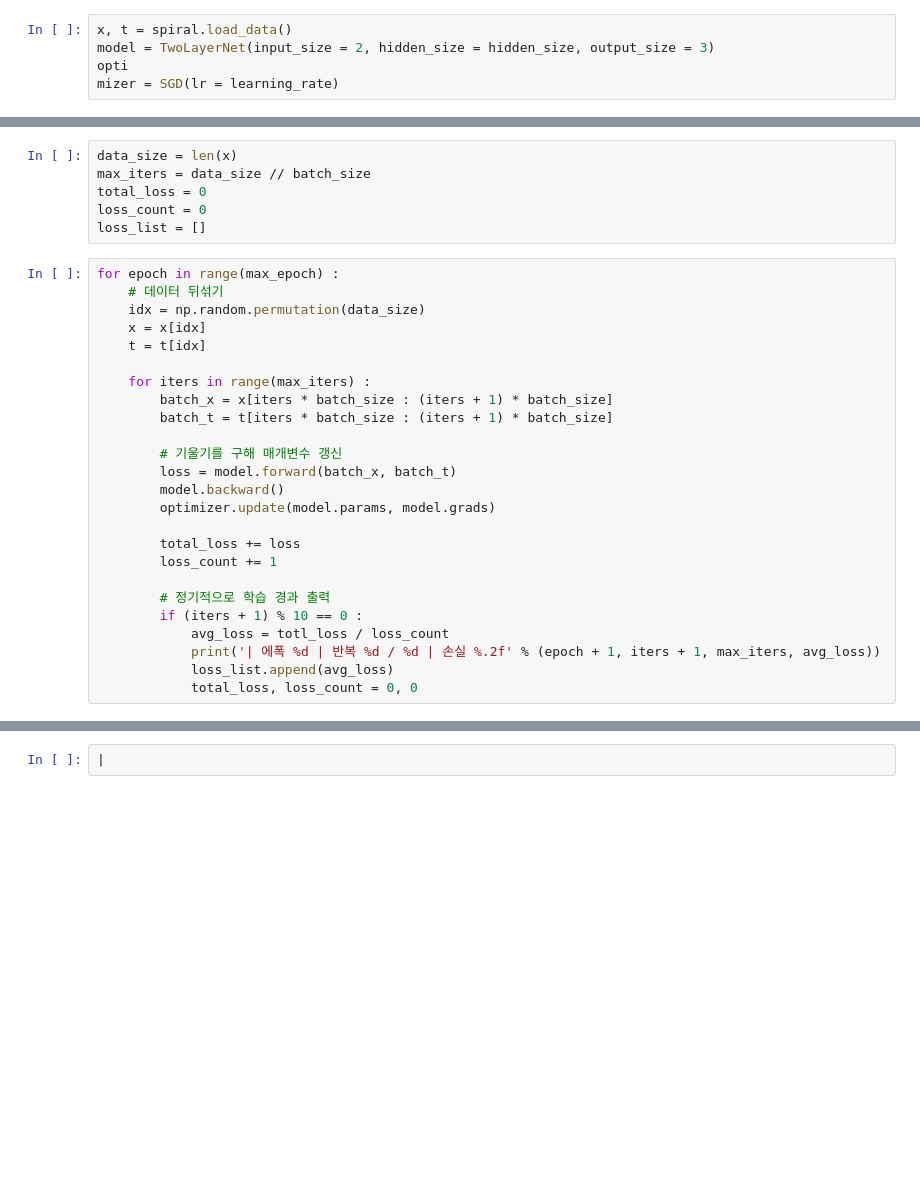
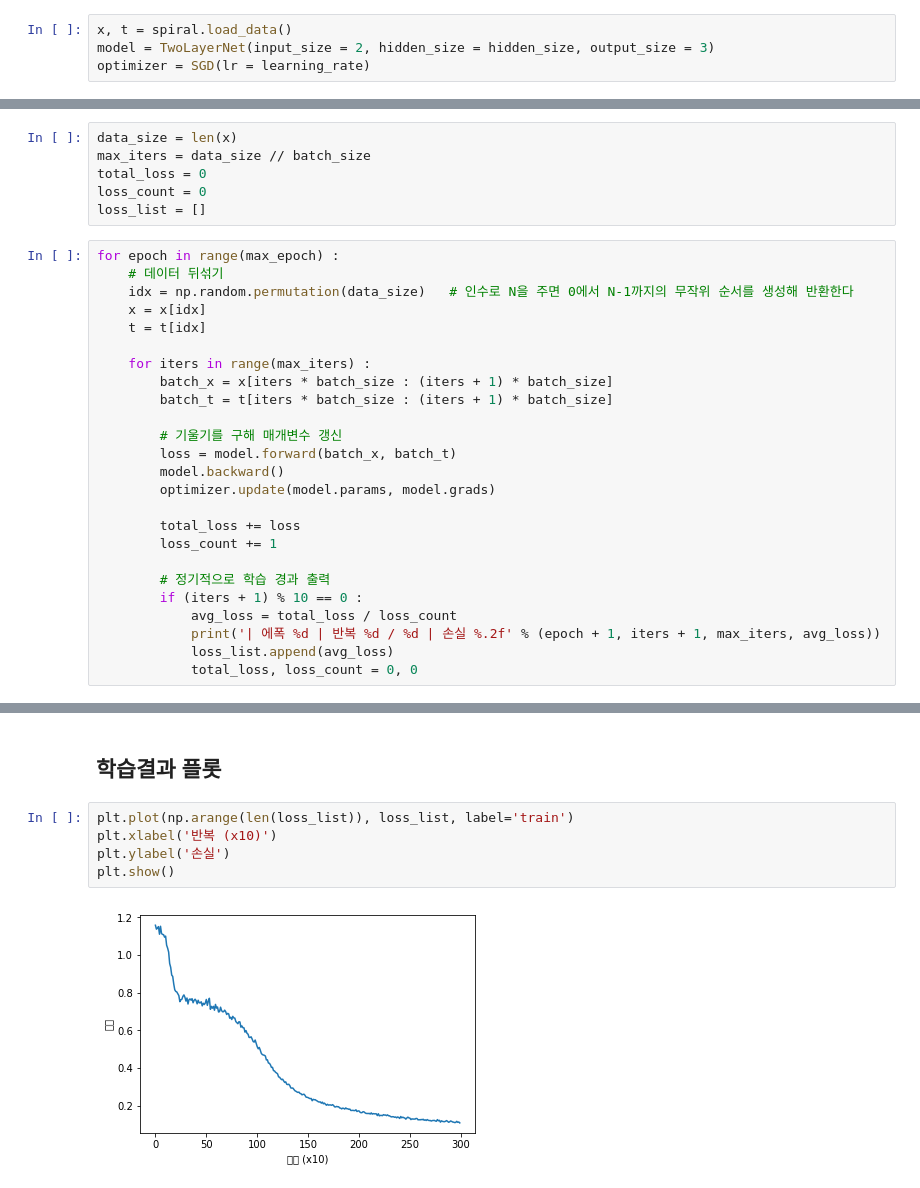
Before and after one commit to eeuoo/MLDL, a Jupyter notebook: deep_learning_from_scratch_2/ch01/train_custom_loop.ipynb, the cells around one changed output, grey strips where cells are left out. Cells and saved outputs as stored; diff of their text form; blank space fills up the shorter version.

```diff
--- a/deep_learning_from_scratch_2/ch01/train_custom_loop.ipynb
+++ b/deep_learning_from_scratch_2/ch01/train_custom_loop.ipynb
@@ -18,8 +18,7 @@ learning_rate = 1.0
 # %%
 x, t = spiral.load_data()
 model = TwoLayerNet(input_size = 2, hidden_size = hidden_size, output_size = 3)
-opti
-mizer = SGD(lr = learning_rate)
+optimizer = SGD(lr = learning_rate)
 # %% [markdown]
 ## 학습에 사용하는 변수
 # %%
@@ -31,7 +30,7 @@ loss_list = []
 # %%
 for epoch in range(max_epoch) :
     # 데이터 뒤섞기
-    idx = np.random.permutation(data_size)
+    idx = np.random.permutation(data_size)   # 인수로 N을 주면 0에서 N-1까지의 무작위 순서를 생성해 반환한다
     x = x[idx]
     t = t[idx]
 
@@ -49,7 +48,7 @@ for epoch in range(max_epoch) :
 
         # 정기적으로 학습 경과 출력
         if (iters + 1) % 10 == 0 :
-            avg_loss = totl_loss / loss_count
+            avg_loss = total_loss / loss_count
             print('| 에폭 %d | 반복 %d / %d | 손실 %.2f' % (epoch + 1, iters + 1, max_iters, avg_loss))
             loss_list.append(avg_loss)
             total_loss, loss_count = 0, 0
@@ -58,2 +73,9 @@ NameError: name 'optimizer' is not defined
-# %%
-|
+# %% [markdown]
+## 학습결과 플롯
+# %%
+plt.plot(np.arange(len(loss_list)), loss_list, label='train')
+plt.xlabel('반복 (x10)')
+plt.ylabel('손실')
+plt.show()
+# %% [output]
+[figure, added]
```
Also changed, not shown: parts of 5 cells of this notebook.
